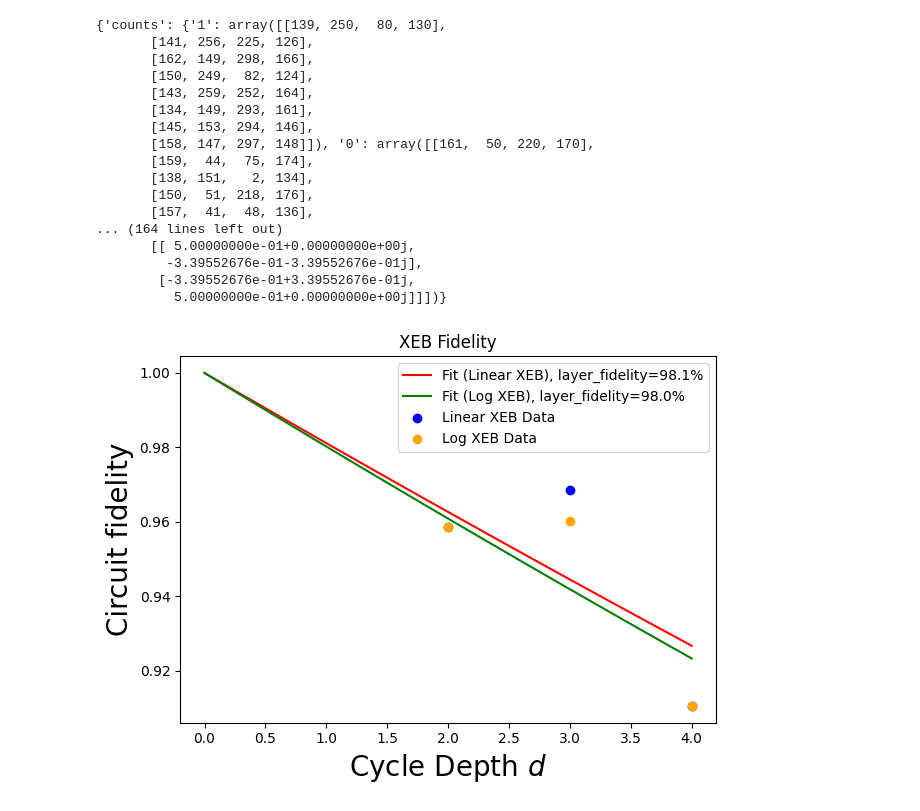
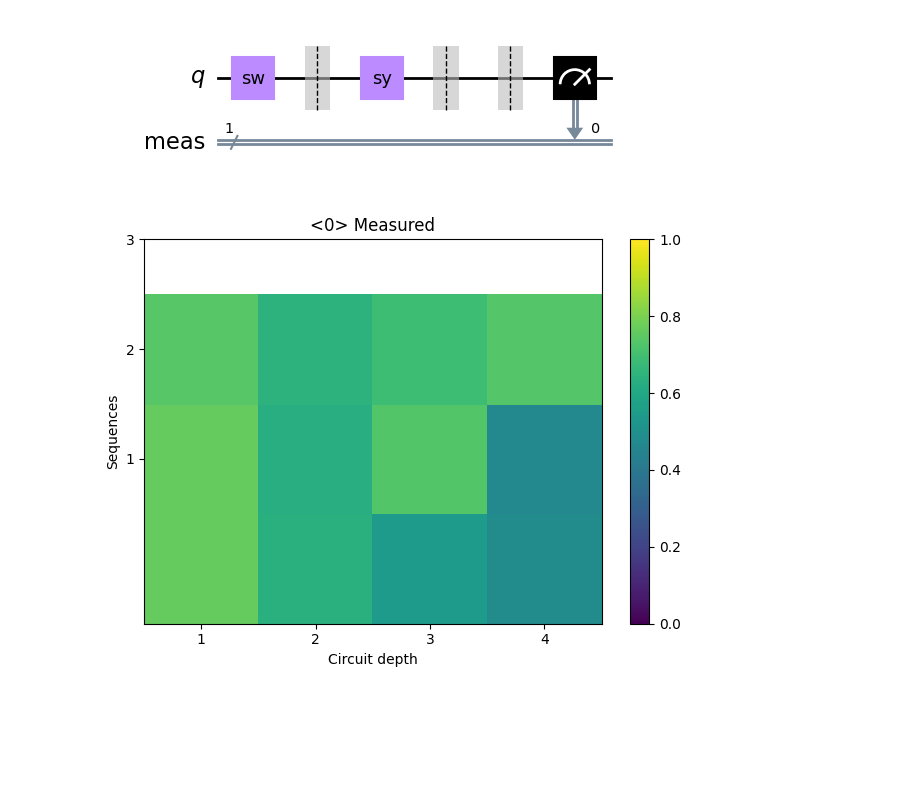
Before and after one commit to asqum/qua-libs, a Jupyter notebook: Quantum-Control-Applications-QuAM/Superconducting/calibrations/26_two_qubit_xeb.ipynb, the cells around one changed output. Cells and saved outputs as stored; diff of their text form; code cells hidden in the pictures; blank space fills up the shorter version.

```diff
--- a/Quantum-Control-Applications-QuAM/Superconducting/calibrations/26_two_qubit_xeb.ipynb
+++ b/Quantum-Control-Applications-QuAM/Superconducting/calibrations/26_two_qubit_xeb.ipynb
@@ -11,13 +11,15 @@ from quam_libs.experiments.two_qubit_xeb import (
 machine = QuAM.load()
 qubits = machine.active_qubits
 # Get the relevant QuAM components
-target_qubit_indices = [3]  # Indices of the target qubits
+target_qubit_indices = [1]  # Indices of the target qubits
 target_qubits = [qubits[i] for i in target_qubit_indices]
 target_qubit_pairs = [
     qubit_pair
     for qubit_pair in machine.active_qubit_pairs
     if qubit_pair.qubit_control in target_qubits and qubit_pair.qubit_target in target_qubits
 ]
+
+print("target_qubits: %s" %[q.name for q in target_qubits])
 
 
 def cz_gate(qubit_pair: TransmonPair):
@@ -33,10 +35,11 @@ def cz_gate(qubit_pair: TransmonPair):
 cz_qua = QUAGate("cz", cz_gate)
 
 xeb_config = XEBConfig(
-    seqs=8, #81,
+    seqs=3, #81,
     # depths=np.arange(1, 2000, 150),
     depths=np.arange(1, 5, 1),
-    n_shots=300, #1000,
+    n_shots=1000, #1000,
+    readout_qubits=qubits,
     qubits=target_qubits,
     qubit_pairs=target_qubit_pairs,
     baseline_gate_name="x90",
@@ -52,9 +55,11 @@ xeb_config = XEBConfig(
     reset_kwargs={"cooldown_time": 50000, "max_tries": 3, "pi_pulse": "x180"},
 )
 
-simulate = True  # Set to True to simulate the experiment with Qiskit Aer instead of running it on the QPU
+simulate = False  # Set to True to simulate the experiment with Qiskit Aer instead of running it on the QPU
 xeb = XEB(xeb_config, quam=machine)
 if simulate:
     job = xeb.simulate(backend=fake_backend)
 else:
     job = xeb.run(simulate=False)  # If simulate is False, job is run on the QPU, else pulse output is simulated
+
+# 87*500/12*1000 = 13m26.8s
@@ -61,29 +71,15 @@ else:
+# %%
+job.circuits[2][1].draw("mpl") # job.circuits[seq][depth]
+# %% [output]
+[figure, added]
 # %%
 
-# job.circuits[3][5].draw("mpl")
+result = job.result()
+# print(result.saved_data)
 
-result = job.result()
-print(result.saved_data)
+# result.plot_fidelities()
 
-result.plot_fidelities()
 # result.plot_records() # bug?
 result.plot_state_heatmap()
 # %% [output]
-{'counts': {'1': array([[139, 250,  80, 130],
-       [141, 256, 225, 126],
-       [162, 149, 298, 166],
-       [150, 249,  82, 124],
-       [143, 259, 252, 164],
-       [134, 149, 293, 161],
-       [145, 153, 294, 146],
-       [158, 147, 297, 148]]), '0': array([[161,  50, 220, 170],
-       [159,  44,  75, 174],
-       [138, 151,   2, 134],
-       [150,  51, 218, 176],
-       [157,  41,  48, 136],
-... (164 lines left out)
-       [[ 5.00000000e-01+0.00000000e+00j,
-         -3.39552676e-01-3.39552676e-01j],
-        [-3.39552676e-01+3.39552676e-01j,
-          5.00000000e-01+0.00000000e+00j]]])}
-[figure, old version]
+[figure, new version]
```
Also changed, not shown: parts of 2 cells of this notebook, 14 other files.
